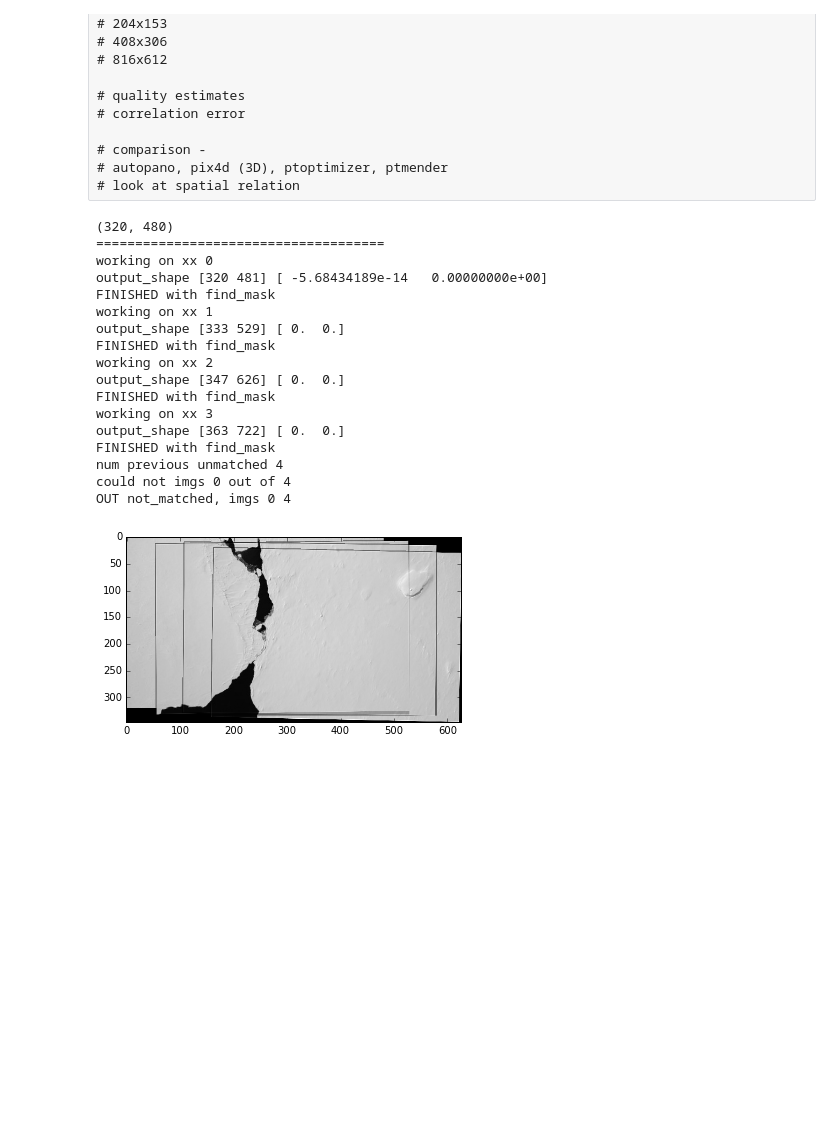
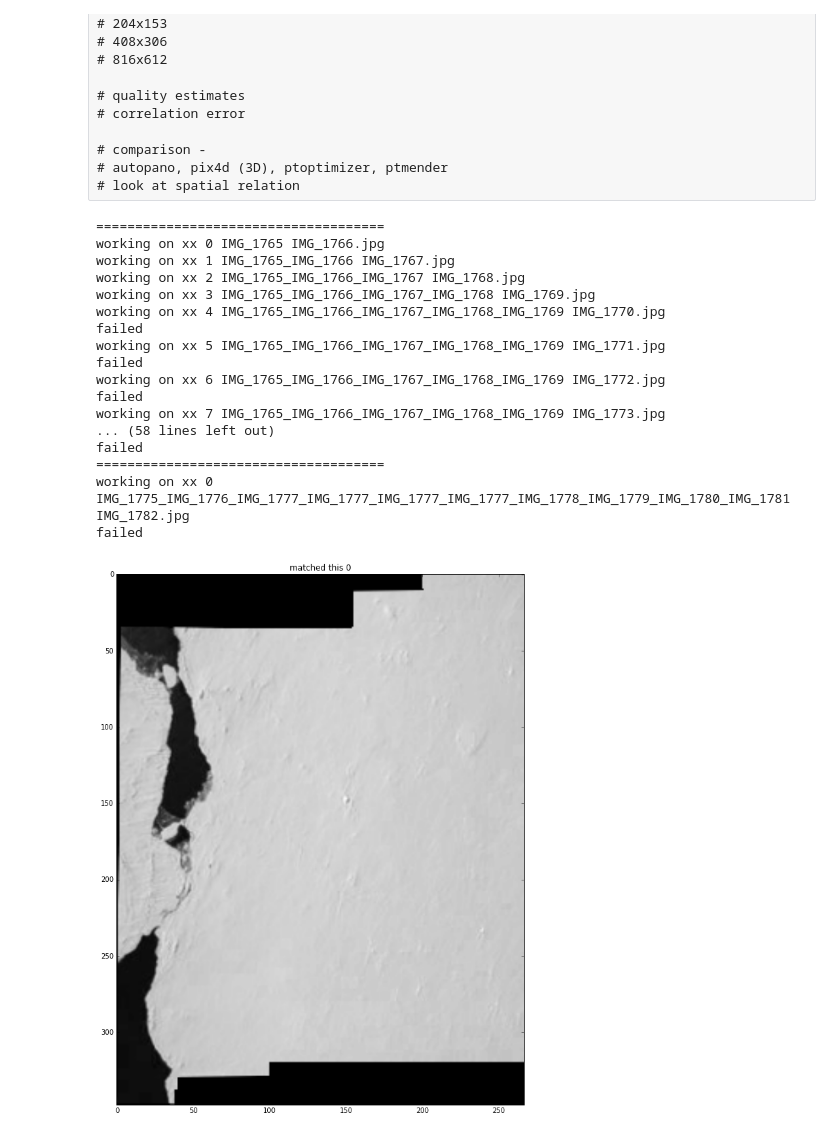
Before and after one commit to johannah/iceview, a Jupyter notebook: iceview/mosaic.ipynb, the cells around one changed output. Cells and saved outputs as stored; diff of their text form; code cells hidden in the pictures; blank space fills up the shorter version.

Commit message:
added search for better overlap

```diff
--- a/iceview/mosaic.ipynb
+++ b/iceview/mosaic.ipynb
@@ -54,19 +56,29 @@ from sklearn.feature_extraction import image
 %matplotlib inline
 # %%
 def hsv_imread(img_path):
-    return rgb2hsv(imread(img_path))
+    return rgb2hsv(imread(img_path))[:,:,2]
 
 def gray_imread(img_path):
     return rgb2gray(imread(img_path))
 
 def load_images(search_dir, ftype):
+    orb = ORB(n_keypoints=num_keypoints, fast_threshold=0.05)
     search_path = os.path.join(search_dir, '*'+ftype)
-    imgs = ImageCollection(search_path, conserve_memory=False,
-                           load_func=gray_imread)
+    files = glob(search_path)
+    imgs = []
+    for ff in files:
+        img = hsv_imread(ff)
+        k, d = detect_and_extract(orb, img)
+        imgs.append({'name':os.path.split(ff)[1], 'img':img,
+                    'keypoints':k, 'descriptors':d})
+
+
+    #imgs = ImageCollection(search_path, conserve_memory=False,
+    #                       load_func=gray_imread)
     return imgs
 # %%
 pano_imgs = ImageCollection('*.jpg')
-img_col = load_images('../data/jpg/', 'jpg')[:50]
+img_col = load_images('../data/jpg/', 'jpg')
 img_feat = {}
 num_imgs = len(img_col)
 min_matches = 40
@@ -300,29 +502,34 @@ def patchmaker(img):
     return patches
 # %%
 #patches = patchmaker(img_col[0])
-base_img = img_col[0]
-print(base_img.shape)
-timg_col = img_col[:4]
-dbase_img, dimgs = find_all_matches(base_img, timg_col, len(timg_col))
-plt.figure()
-plt.imshow(dbase_img)
-plt.show()
+base_img = img_col[0]['img']
+
+timg_col = img_col[:18]
+
+#dbase_img, dimgs = find_all_matches(base_img, timg_col, len(timg_col))
+unmatched, mymatched = find_all_matches(timg_col, [])
+
+for xx, timg in enumerate(mymatched):
+    plt.figure(figsize=(14,14))
+    plt.title("matched this %s" %xx)
+    plt.imshow(timg['img'])
+    plt.show()
 # %% [output]
-(320, 480)
 =====================================
-working on xx 0
-output_shape [320 481] [ -5.68434189e-14   0.00000000e+00]
-FINISHED with find_mask
-working on xx 1
-output_shape [333 529] [ 0.  0.]
-FINISHED with find_mask
-working on xx 2
-output_shape [347 626] [ 0.  0.]
-FINISHED with find_mask
-working on xx 3
-output_shape [363 722] [ 0.  0.]
-FINISHED with find_mask
-num previous unmatched 4
-could not imgs 0 out of 4
-OUT not_matched, imgs 0 4
+working on xx 0 IMG_1765 IMG_1766.jpg
+working on xx 1 IMG_1765_IMG_1766 IMG_1767.jpg
+working on xx 2 IMG_1765_IMG_1766_IMG_1767 IMG_1768.jpg
+working on xx 3 IMG_1765_IMG_1766_IMG_1767_IMG_1768 IMG_1769.jpg
+working on xx 4 IMG_1765_IMG_1766_IMG_1767_IMG_1768_IMG_1769 IMG_1770.jpg
+failed
+working on xx 5 IMG_1765_IMG_1766_IMG_1767_IMG_1768_IMG_1769 IMG_1771.jpg
+failed
+working on xx 6 IMG_1765_IMG_1766_IMG_1767_IMG_1768_IMG_1769 IMG_1772.jpg
+failed
+working on xx 7 IMG_1765_IMG_1766_IMG_1767_IMG_1768_IMG_1769 IMG_1773.jpg
+... (58 lines left out)
+failed
+=====================================
+working on xx 0 IMG_1775_IMG_1776_IMG_1777_IMG_1777_IMG_1777_IMG_1777_IMG_1778_IMG_1779_IMG_1780_IMG_1781 IMG_1782.jpg
+failed
-[figure, old version]
+[figure, new version]
```
Also changed, not shown: parts of 12 cells of this notebook.
